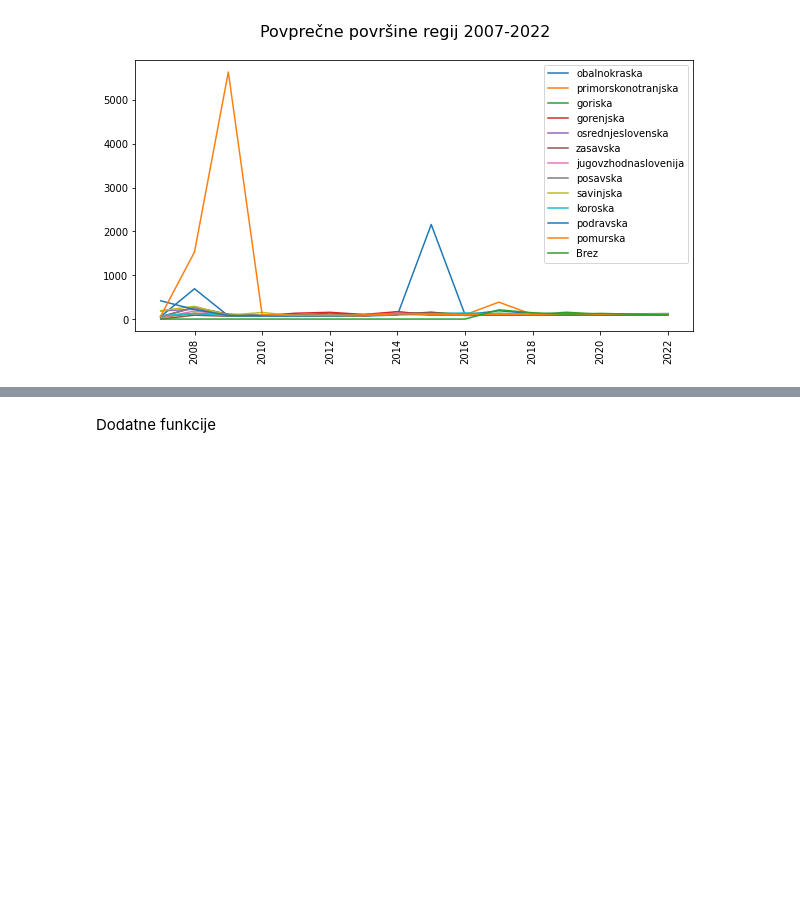
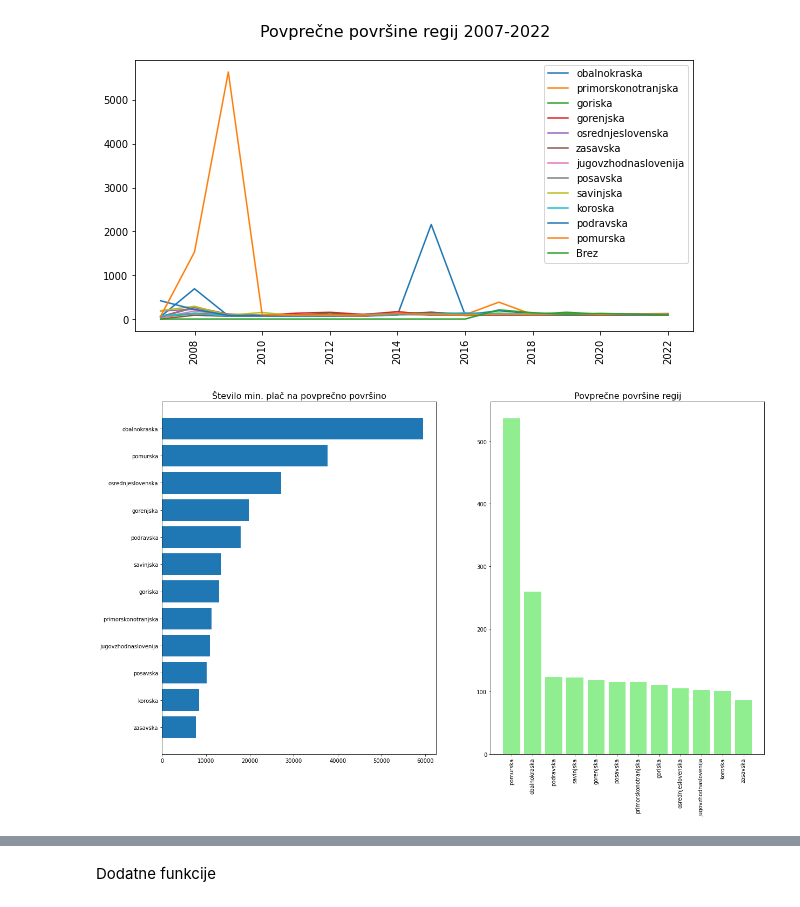
Before and after one commit to DocChinchillin/PR22RSMCLK, a Jupyter notebook: projektna.ipynb, the cells around one changed output, grey strips where cells are left out. Cells and saved outputs as stored; diff of their text form; code cells hidden in the pictures; blank space fills up the shorter version.

```diff
--- a/projektna.ipynb
+++ b/projektna.ipynb
@@ -658,7 +660,6 @@ plt.show()
 # %%
 def kolikoPlacPovprecno(povrsine,placNaM,naslov):
     fig, ax = plt.subplots(1, 2, figsize=(20, 12))
-    #ax[0] = fig.add_axes([0,0,1,1])
 
     ax[0].set_title(naslov , fontsize=16)
 
@@ -671,9 +672,10 @@ def kolikoPlacPovprecno(povrsine,placNaM,naslov):
         pomPNM[key] = sum(placNaM[key]) / len(placNaM[key])
 
     pomPNM = dict(sorted(pomPNM.items(), key=lambda item: item[1], reverse= True))
-
+    pom = {}
     for key in pomPNM.keys():
-        faktorPoRegiji[key] = float(povrsine[key]) * pomPNM[key]
+        faktorPoRegiji[key] = sum(povrsine[key])/len(povrsine[key]) * pomPNM[key]
+        pom[key] = sum(povrsine[key])/len(povrsine[key])
 
 
     faktorPoRegiji = dict(sorted(faktorPoRegiji.items(), key=lambda item: item[1], reverse= False))
@@ -684,7 +686,7 @@ def kolikoPlacPovprecno(povrsine,placNaM,naslov):
 
     #--------------------------------------------
 
-    pom = dict(sorted(avgPovrsinaPoRegijah.items(), key=lambda item: item[1], reverse=True))
+    pom = dict(sorted(pom.items(), key=lambda item: item[1], reverse=True))
     ax[1].set_title("Povprečne površine regij" , fontsize=16)
 
     ax[1].bar(pom.keys(), pom.values(), color="lightgreen")
@@ -692,5 +694,7 @@ def kolikoPlacPovprecno(povrsine,placNaM,naslov):
 
     plt.show()
 # %%
-#kolikoPlacPovprecno(avgPovrsinaPoRegijah,seznamMin,"Število min. plač na povprečno površino")
+kolikoPlacPovprecno(avgPovrsinaPoRegijah,seznamMin,"Število min. plač na povprečno površino")
+# %% [output]
+[figure, added]
 # %%
```
Also changed, not shown: parts of 3 cells of this notebook.
